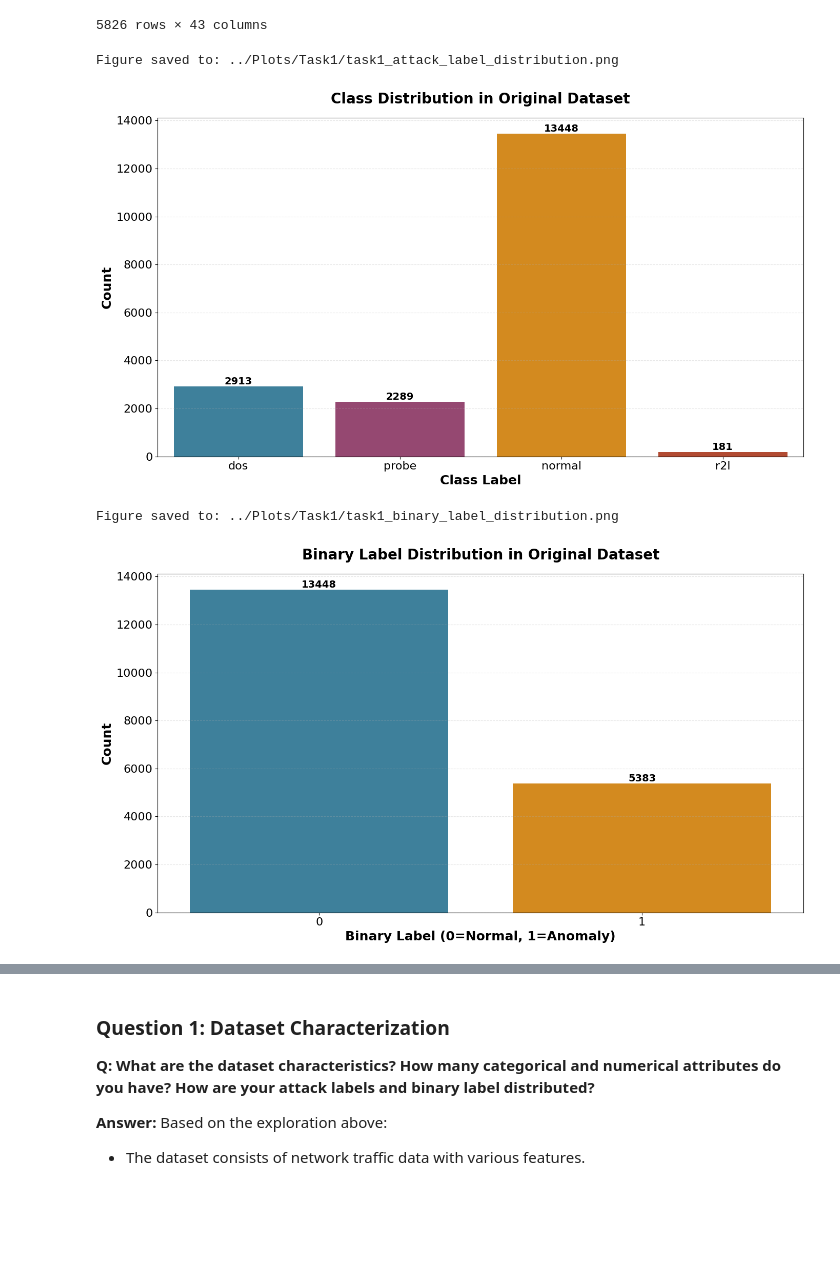
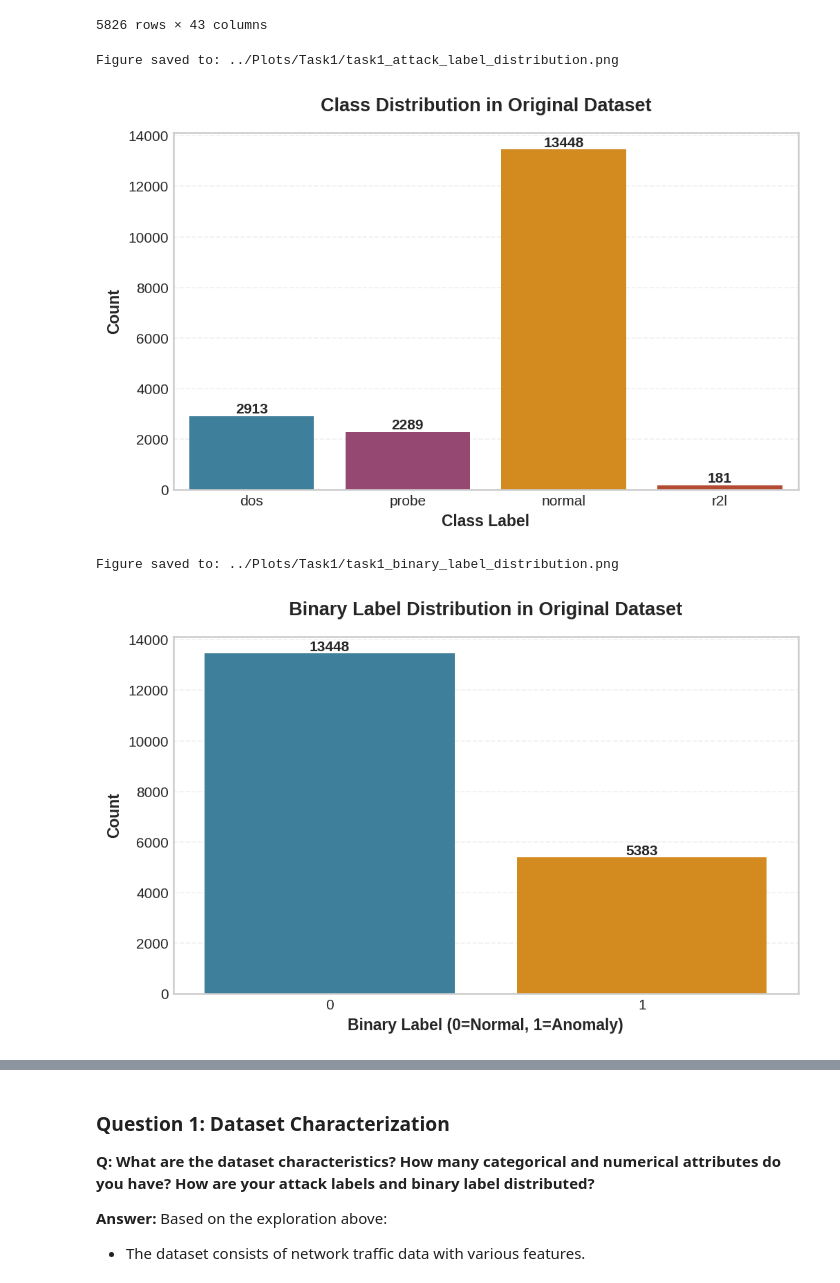
Before and after one commit to RenatoMignone/unsupervised-network-intrusion-detection, a Jupyter notebook: lab/notebooks/Task1.ipynb, the cells around one changed output, grey strips where cells are left out. Saved outputs shown, nothing was run; the diff lists cells and outputs as text; code cells hidden in the pictures; blank space fills up the shorter version.

Commit message:
overal plot mod

```diff
--- a/lab/notebooks/Task1.ipynb
+++ b/lab/notebooks/Task1.ipynb
@@ -130,43 +180,41 @@ df_test
 | 5825 | 0 | tcp | gopher | S0 | 0 | 0 | 0 | 0 | 0 | ... |
 5826 rows × 43 columns
 # %%
-plt.figure(figsize=(14, 8))
+plt.figure(figsize=(7, 4.5))
 colors = ['#2E86AB', '#A23B72', '#F18F01', '#C73E1D']
 ax = sns.countplot(data=df_train_val, x='label', hue='label', palette=colors, legend=False)
 
 # Add count labels on top of bars
 for container in ax.containers:
-    ax.bar_label(container, fontsize=14, fontweight='bold')
+    ax.bar_label(container, fontsize=10, fontweight='bold')
 
-plt.xlabel('Class Label', fontsize=18, fontweight='bold')
-plt.ylabel('Count', fontsize=18, fontweight='bold')
-plt.title('Class Distribution in Original Dataset', fontsize=20, fontweight='bold', pad=20)
-plt.tick_params(labelsize=16)
+plt.xlabel('Class Label')
+plt.ylabel('Count')
+plt.title('Class Distribution in Original Dataset', pad=15)
 plt.grid(axis='y', alpha=0.3, linestyle='--')
 plt.tight_layout()
 save_figure_for_report('task1_attack_label_distribution.png')
 plt.show()
 # %% [output]
 Figure saved to: ../Plots/Task1/task1_attack_label_distribution.png
-[figure, old version]
+[figure, new version]
 # %%
-plt.figure(figsize=(14, 8))
+plt.figure(figsize=(7, 4.5))
 colors = ['#2E86AB', '#F18F01']
 ax = sns.countplot(data=df_train_val, x='binary_label', hue='binary_label', palette=colors, legend=False)
 
 # Add count labels on top of bars
 for container in ax.containers:
-    ax.bar_label(container, fontsize=14, fontweight='bold')
+    ax.bar_label(container, fontsize=10, fontweight='bold')
 
-plt.xlabel('Binary Label (0=Normal, 1=Anomaly)', fontsize=18, fontweight='bold')
-plt.ylabel('Count', fontsize=18, fontweight='bold')
-plt.title('Binary Label Distribution in Original Dataset', fontsize=20, fontweight='bold', pad=20)
-plt.tick_params(labelsize=16)
+plt.xlabel('Binary Label (0=Normal, 1=Anomaly)')
+plt.ylabel('Count')
+plt.title('Binary Label Distribution in Original Dataset', pad=15)
 plt.grid(axis='y', alpha=0.3, linestyle='--')
 plt.tight_layout()
 save_figure_for_report('task1_binary_label_distribution.png')
 plt.show()
 # %% [output]
 Figure saved to: ../Plots/Task1/task1_binary_label_distribution.png
-[figure, old version]
+[figure, new version]
 # %%
```
Also changed, not shown: parts of 8 cells of this notebook, 46 other files.
